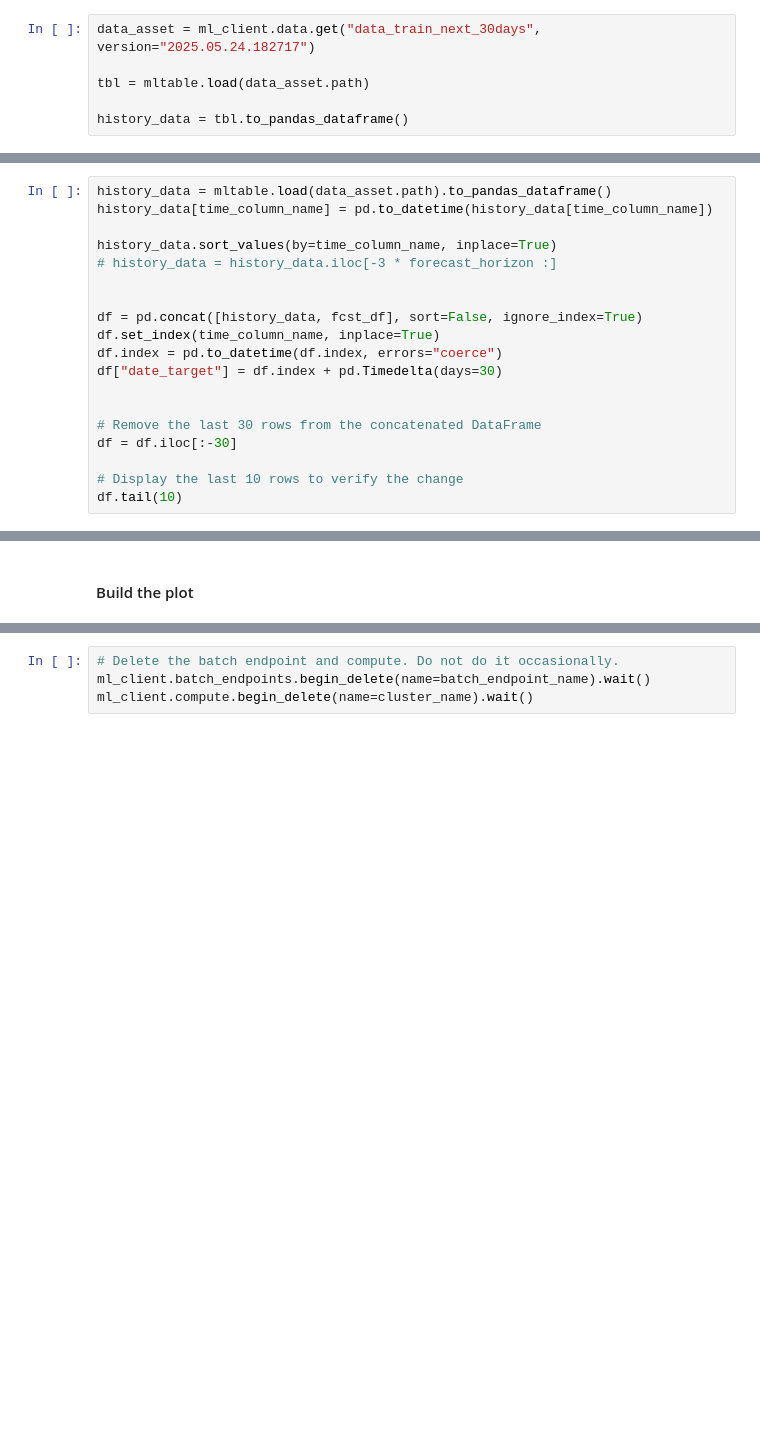
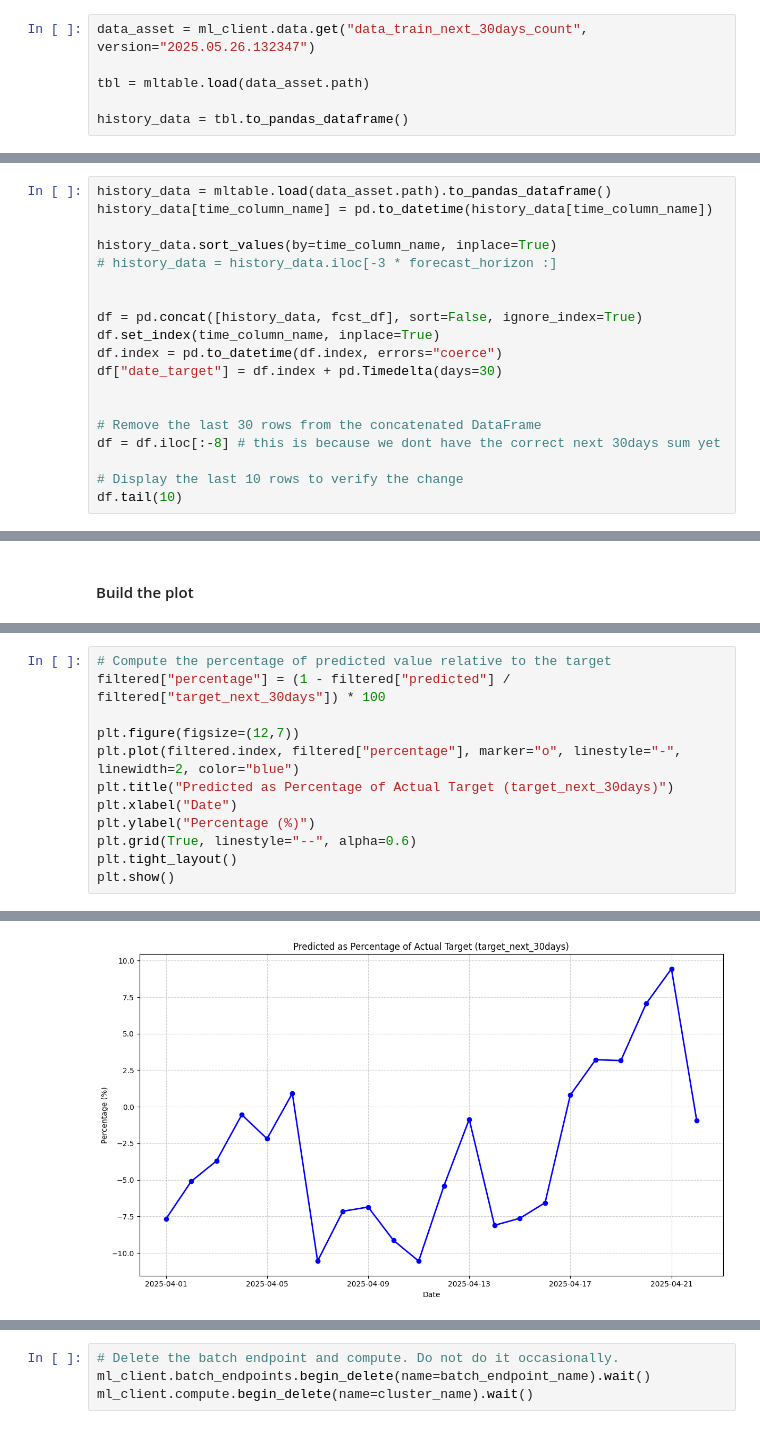
Before and after one commit to Azure-Samples/call-center-forecasting-accelerator, a Jupyter notebook: notebooks/03-deploy-automl-forecasting-call-center-mlflow.ipynb, the cells around one changed output, grey strips where cells are left out. Saved outputs shown, nothing was run; the diff lists cells and outputs as text; blank space fills up the shorter version.

Commit message:
feat: graph with fake preds

```diff
--- a/notebooks/03-deploy-automl-forecasting-call-center-mlflow.ipynb
+++ b/notebooks/03-deploy-automl-forecasting-call-center-mlflow.ipynb
@@ -471,7 +466,7 @@ fcst_df.head()
 ### Forecast versus actuals plot.
 We will join historical data with the predictions to plot predictions and actuals on a time series plot. For illustration purposes, we will select the series for store 2 and "dominicks" brand.
 # %%
-data_asset = ml_client.data.get("data_train_next_30days", version="2025.05.24.182717")
+data_asset = ml_client.data.get("data_train_next_30days_count", version="2025.05.26.132347")
 
 tbl = mltable.load(data_asset.path)
 
@@ -493,7 +486,7 @@ df["date_target"] = df.index + pd.Timedelta(days=30)
 
 
 # Remove the last 30 rows from the concatenated DataFrame
-df = df.iloc[:-30]
+df = df.iloc[:-8] # this is because we dont have the correct next 30days sum yet
 
 # Display the last 10 rows to verify the change
 df.tail(10)
@@ -580,0 +600,13 @@ plt.show()
+# %%
+# Compute the percentage of predicted value relative to the target
+filtered["percentage"] = (1 - filtered["predicted"] / filtered["target_next_30days"]) * 100
+
+plt.figure(figsize=(12,7))
+plt.plot(filtered.index, filtered["percentage"], marker="o", linestyle="-", linewidth=2, color="blue")
+plt.title("Predicted as Percentage of Actual Target (target_next_30days)")
+plt.xlabel("Date")
+plt.ylabel("Percentage (%)")
+plt.grid(True, linestyle="--", alpha=0.6)
+plt.tight_layout()
+plt.show()
+# %% [output]
@@ -580,0 +618 @@ plt.show()
+[figure, added]
```
Also changed, not shown: parts of 29 cells of this notebook.
